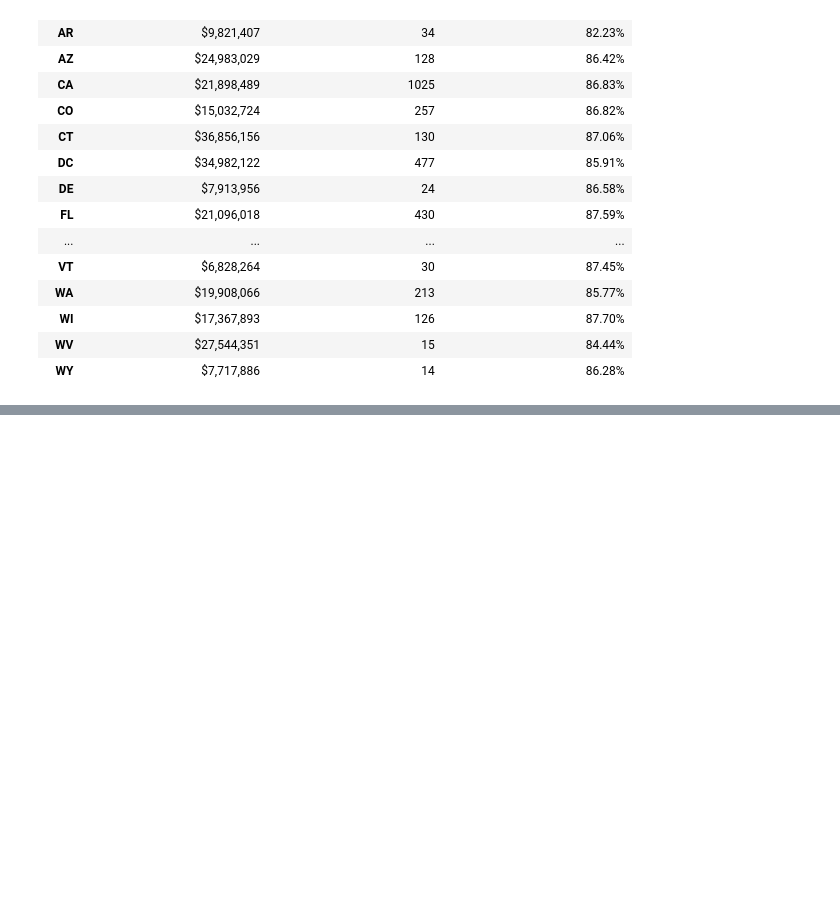
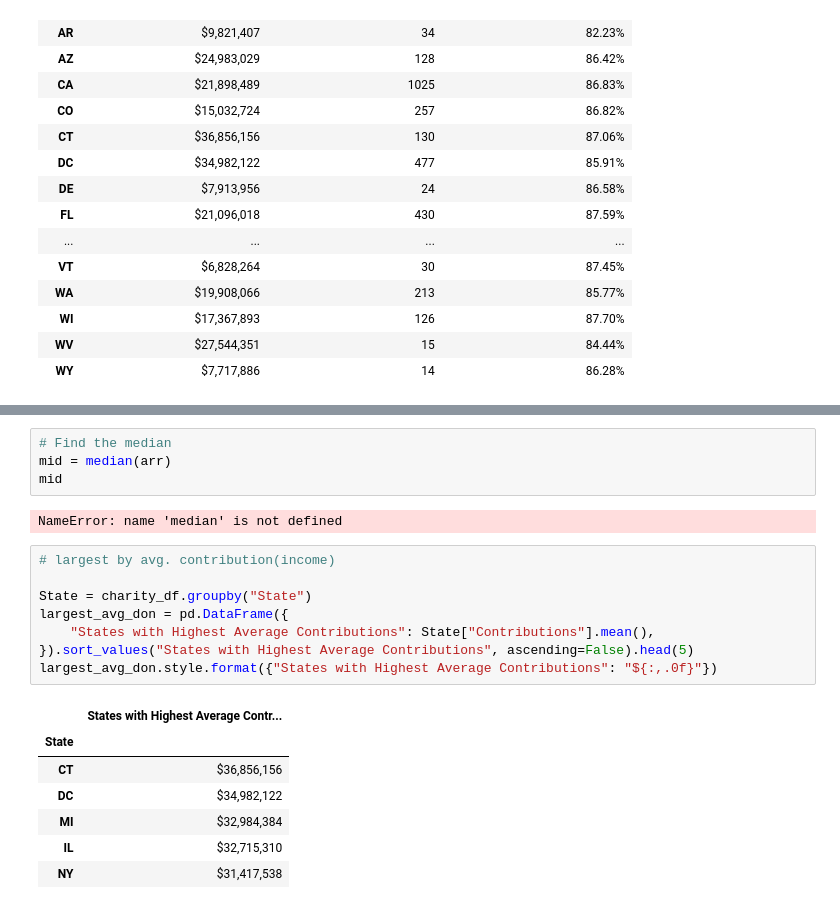
Before and after one commit to randyn/project-one, a Jupyter notebook: State_observations.ipynb, the cells around one changed output, grey strips where cells are left out. Cells and saved outputs as stored; diff of their text form; blank space fills up the shorter version.

```diff
--- a/State_observations.ipynb
+++ b/State_observations.ipynb
@@ -83,0 +157,22 @@ plt.show()
+# %%
+# Find the median
+mid = median(arr)
+mid
+# %% [output]
+NameError: name 'median' is not defined
+# %%
+# largest by avg. contribution(income)
+
+State = charity_df.groupby("State")
+largest_avg_don = pd.DataFrame({
+    "States with Highest Average Contributions": State["Contributions"].mean(),
+}).sort_values("States with Highest Average Contributions", ascending=False).head(5)
+largest_avg_don.style.format({"States with Highest Average Contributions": "${:,.0f}"})
+# %% [output]
+|  | States with Highest Average Contr... |
+| State |  |
+| CT | $36,856,156 |
+| DC | $34,982,122 |
+| MI | $32,984,384 |
+| IL | $32,715,310 |
+| NY | $31,417,538 |
```
Also changed, not shown: parts of 17 cells of this notebook, 1 other file.
